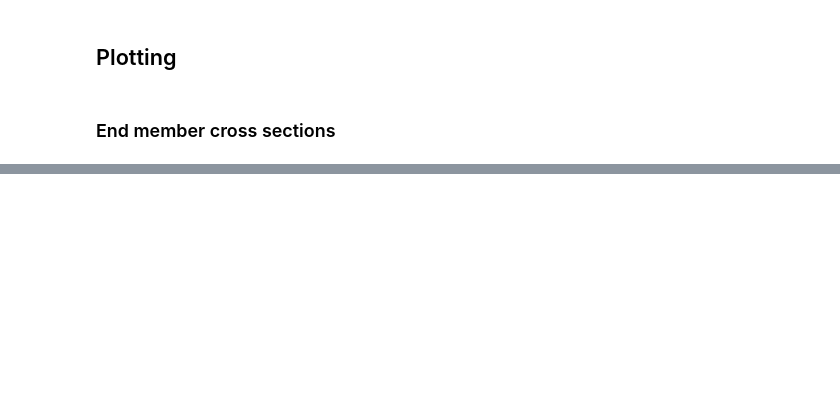
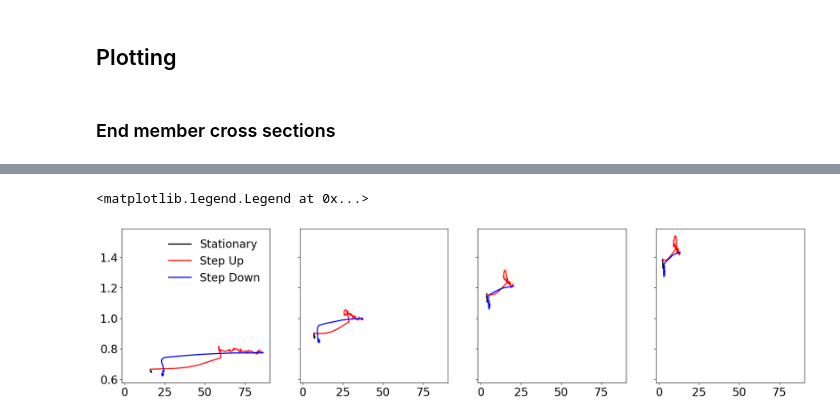
Before and after one commit to Salesky-ABL/ABL_Transition, a Jupyter notebook: plotting/plot_vorticity.ipynb, the cells around one changed output, grey strips where cells are left out. Drawn from its saved outputs; the diff is of its cells as text; code cells hidden in the pictures; blank space fills up the shorter version.

```diff
--- a/plotting/plot_vorticity.ipynb
+++ b/plotting/plot_vorticity.ipynb
@@ -167,0 +565,53 @@ ax6.set_xlabel("$x$ [km]")
+# %%
+colors2 = ["black", "red", "blue"]
+
+fig, ax = plt.subplots(figsize=(22,5), ncols=4, sharex=True, sharey=True)
+
+sim = 0
+ax[sim].plot(s_all[sim].zi_L_rolling[:144],
+             v_all[sim].zeta3_pos_mean_rolling[:144,4] * 10 ** 2,
+             label="Stationary", c=colors2[0], lw=2)
+ax[sim].plot(s_all[sim].zi_L_rolling[143:360],
+             v_all[sim].zeta3_pos_mean_rolling[143:360,4] * 10 ** 2,
+             label="Step Up", c=colors2[1], lw=2)
+ax[sim].plot(s_all[sim].zi_L_rolling[359:],
+             v_all[sim].zeta3_pos_mean_rolling[359:,4] * 10 ** 2,
+             label="Step Down", c=colors2[2], lw=2)
+
+sim = 1
+ax[sim].plot(s_all[sim].zi_L_rolling[:144],
+             v_all[sim].zeta3_pos_mean_rolling[:144,4] * 10 ** 2,
+             label="Stationary", c=colors2[0], lw=2)
+ax[sim].plot(s_all[sim].zi_L_rolling[143:360],
+             v_all[sim].zeta3_pos_mean_rolling[143:360,4] * 10 ** 2,
+             label="Step Up", c=colors2[1], lw=2)
+ax[sim].plot(s_all[sim].zi_L_rolling[359:],
+             v_all[sim].zeta3_pos_mean_rolling[359:,4] * 10 ** 2,
+             label="Step Down", c=colors2[2], lw=2)
+
+sim = 2
+ax[sim].plot(s_all[sim].zi_L_rolling[:144],
+             v_all[sim].zeta3_pos_mean_rolling[:144,4] * 10 ** 2,
+             label="Stationary", c=colors2[0], lw=2)
+ax[sim].plot(s_all[sim].zi_L_rolling[143:360],
+             v_all[sim].zeta3_pos_mean_rolling[143:360,4] * 10 ** 2,
+             label="Step Up", c=colors2[1], lw=2)
+ax[sim].plot(s_all[sim].zi_L_rolling[359:],
+             v_all[sim].zeta3_pos_mean_rolling[359:,4] * 10 ** 2,
+             label="Step Down", c=colors2[2], lw=2)
+
+sim = 3
+ax[sim].plot(s_all[sim].zi_L_rolling[:144],
+             v_all[sim].zeta3_pos_mean_rolling[:144,4] * 10 ** 2,
+             label="Stationary", c=colors2[0], lw=2)
+ax[sim].plot(s_all[sim].zi_L_rolling[143:360],
+             v_all[sim].zeta3_pos_mean_rolling[143:360,4] * 10 ** 2,
+             label="Step Up", c=colors2[1], lw=2)
+ax[sim].plot(s_all[sim].zi_L_rolling[359:],
+             v_all[sim].zeta3_pos_mean_rolling[359:,4] * 10 ** 2,
+             label="Step Down", c=colors2[2], lw=2)
+
+ax[0].legend(frameon=False)
+# %% [output]
+<matplotlib.legend.Legend at 0x...>
+[figure, added]
```
Also changed, not shown: parts of 23 cells of this notebook, 2 other files.
